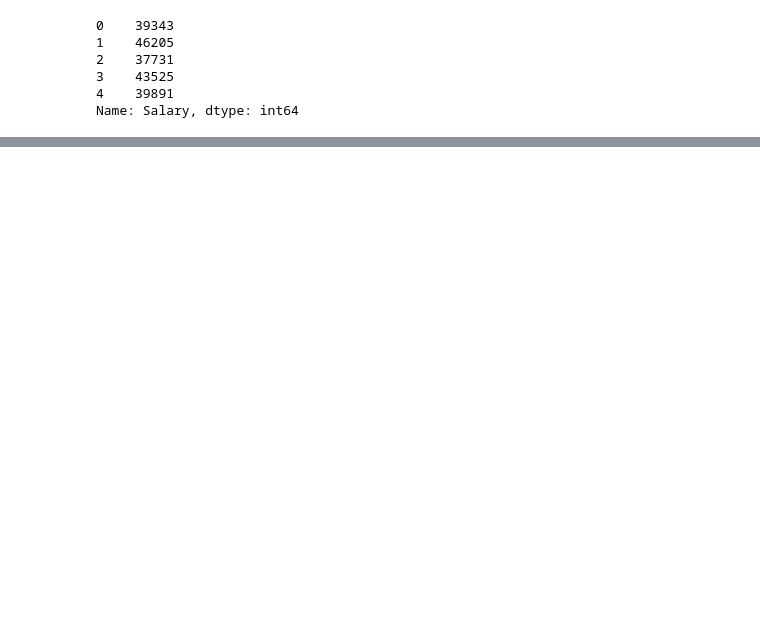
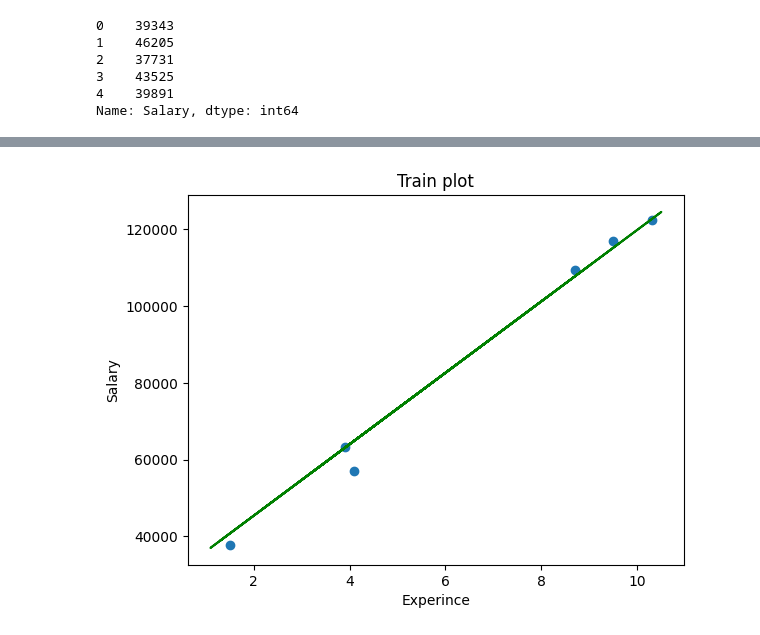
Before and after one commit to ijazkhan101/Machine-Learning-with-Python-20Days, a Jupyter notebook: simple linear Regression .ipynb, the cells around one changed output, grey strips where cells are left out. Drawn from its saved outputs; the diff is of its cells as text; code cells hidden in the pictures; blank space fills up the shorter version.

```diff
--- a/simple linear Regression .ipynb
+++ b/simple linear Regression .ipynb
@@ -38,0 +81,12 @@ Name: Salary, dtype: int64
+# %%
+#Test plot
+import matplotlib.pylab as plt
+
+plt.scatter(X_test,y_test)
+plt.plot(X_train,model.predict(X_train),color="Green")
+plt.xlabel("Experince")
+plt.ylabel("Salary")
+plt.title("Train plot")
+plt.show()
+# %% [output]
+[figure, added]
```
Also changed, not shown: parts of 10 cells of this notebook.
